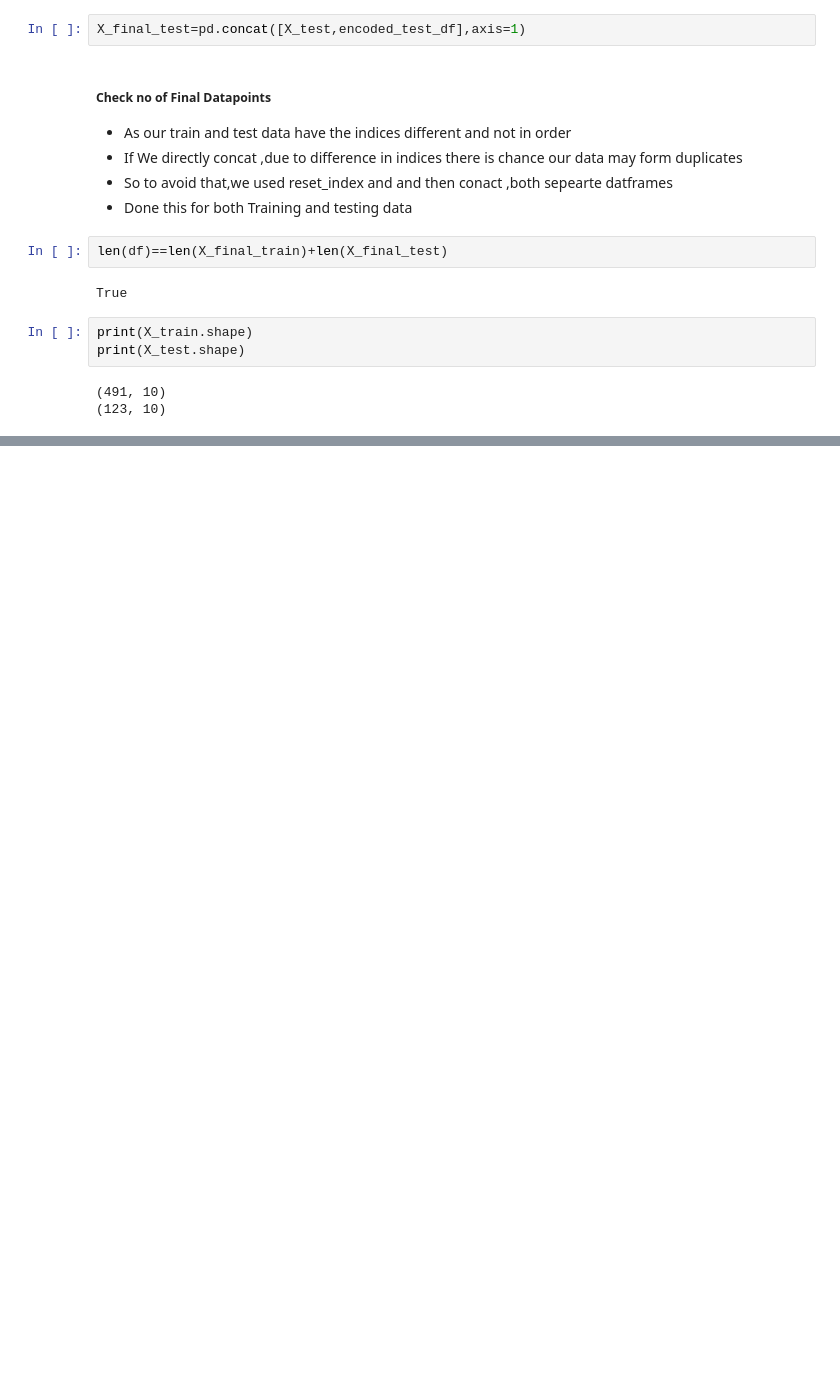
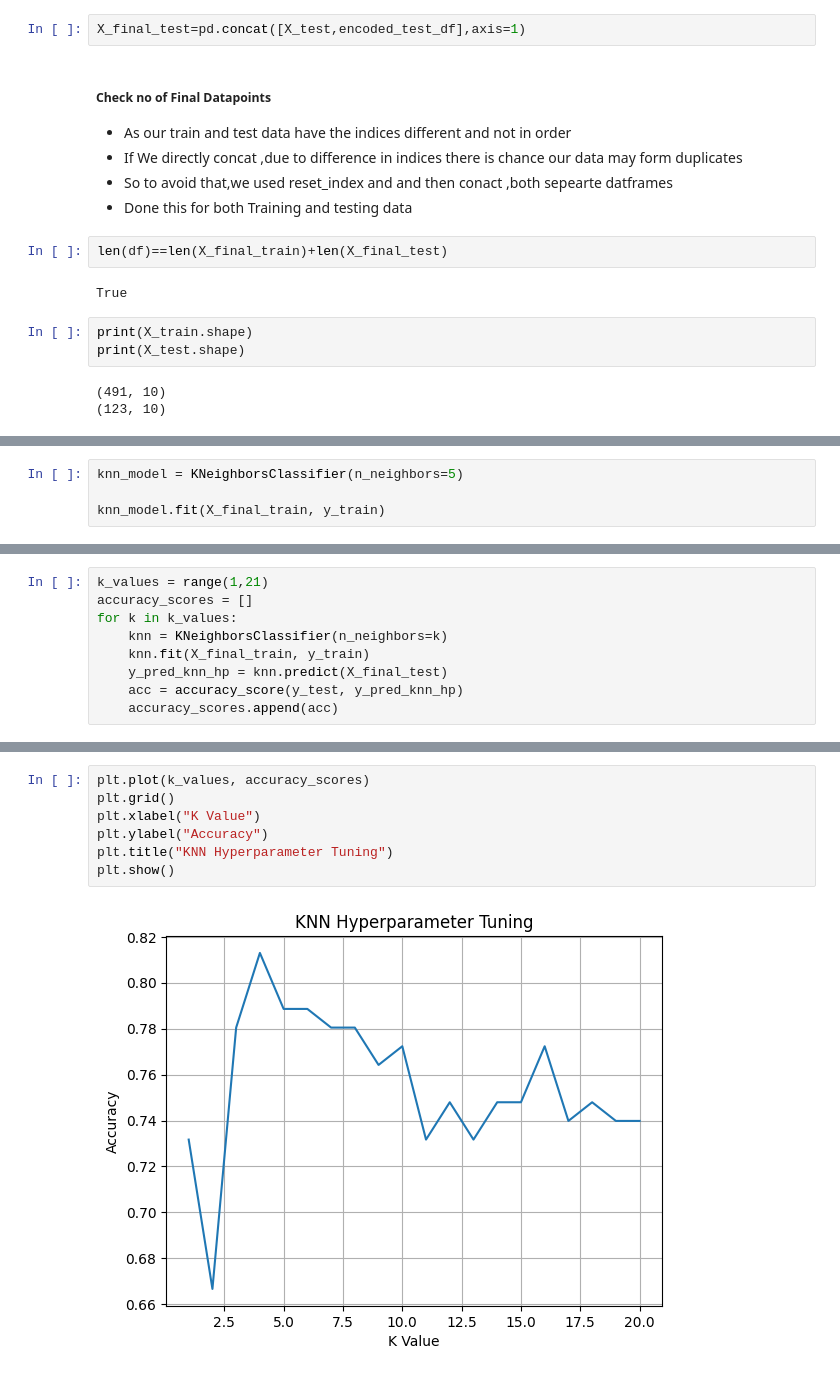
Before and after one commit to sivamani-muraboyina/LoanEligibilityPrediction, a Jupyter notebook: notebooks/model_building.ipynb, the cells around one changed output, grey strips where cells are left out. Cells and saved outputs as stored; diff of their text form; blank space fills up the shorter version.

```diff
--- a/notebooks/model_building.ipynb
+++ b/notebooks/model_building.ipynb
@@ -749,0 +974,4 @@ print(X_test.shape)
+# %%
+knn_model = KNeighborsClassifier(n_neighbors=5)
+
+knn_model.fit(X_final_train, y_train)
@@ -749,0 +992,9 @@ print(X_test.shape)
+# %%
+k_values = range(1,21)
+accuracy_scores = []
+for k in k_values:
+    knn = KNeighborsClassifier(n_neighbors=k)
+    knn.fit(X_final_train, y_train)
+    y_pred_knn_hp = knn.predict(X_final_test)
+    acc = accuracy_score(y_test, y_pred_knn_hp)
+    accuracy_scores.append(acc)
@@ -749,0 +1024,9 @@ print(X_test.shape)
+# %%
+plt.plot(k_values, accuracy_scores)
+plt.grid()
+plt.xlabel("K Value")
+plt.ylabel("Accuracy")
+plt.title("KNN Hyperparameter Tuning")
+plt.show()
+# %% [output]
+[figure, added]
```
Also changed, not shown: parts of 62 cells of this notebook, 1 other file.
